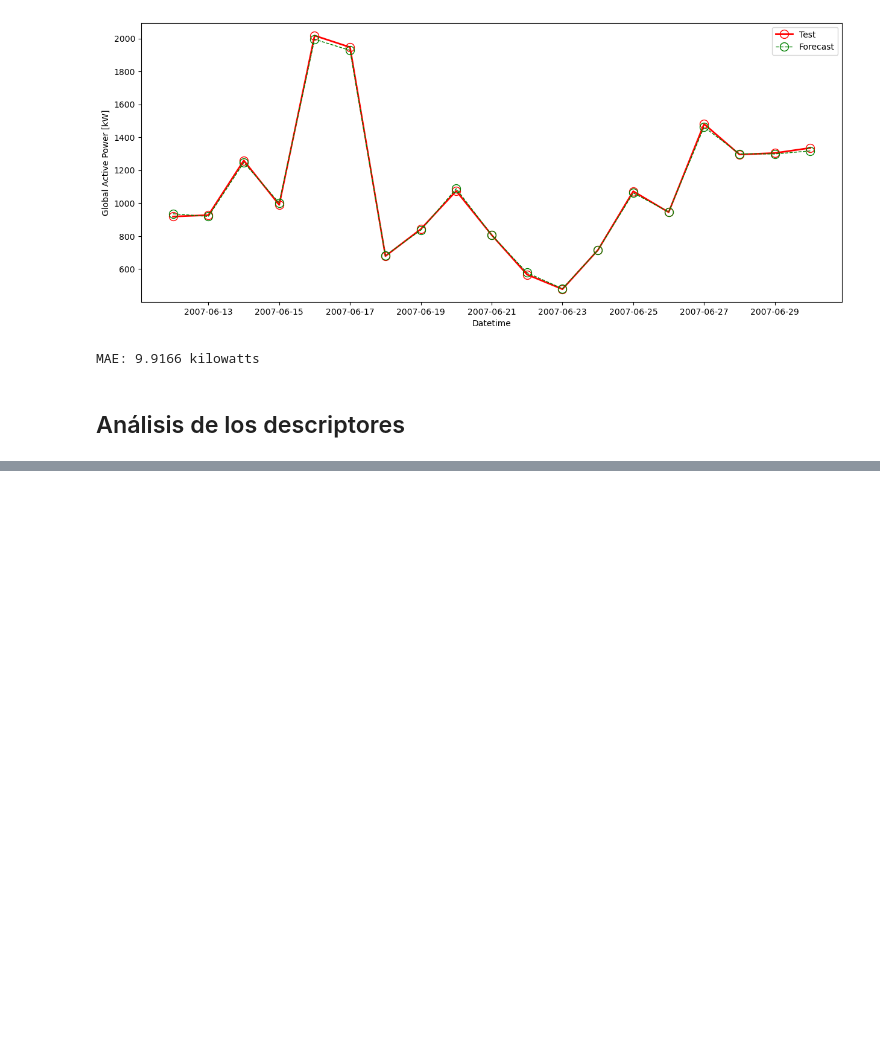
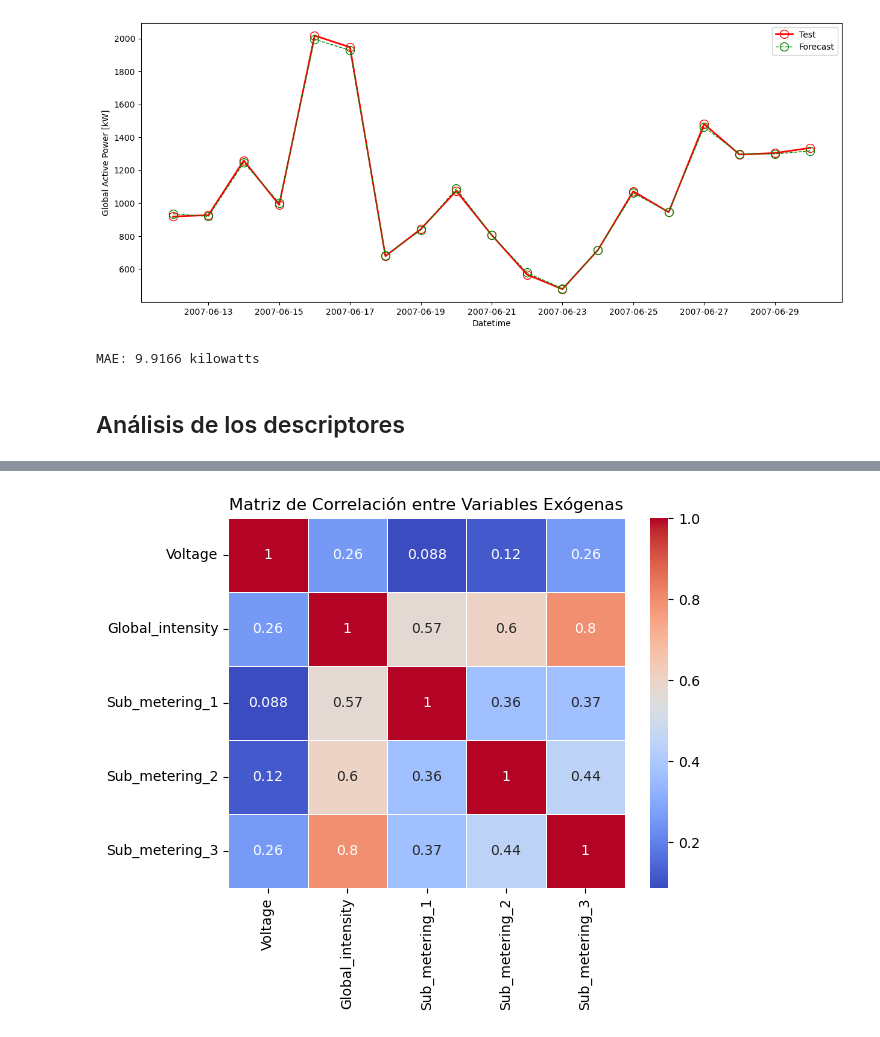
Before and after one commit to kevindmzapata/multivariate-statistics-course, a Jupyter notebook: PROYECTO_FINAL/main.ipynb, the cells around one changed output, grey strips where cells are left out. Saved outputs shown, nothing was run; the diff lists cells and outputs as text; code cells hidden in the pictures; blank space fills up the shorter version.

Commit message:
Analisis exploratorio para identificar las variables que mas aportan a la predicción.

```diff
--- a/PROYECTO_FINAL/main.ipynb
+++ b/PROYECTO_FINAL/main.ipynb
@@ -406,0 +417,11 @@ MAE: 9.9166 kilowatts
+# %%
+# Calcular la matriz de correlación
+correlation_matrix = df_exog.corr()
+
+# Mostrar la matriz de correlación
+plt.figure()
+sns.heatmap(correlation_matrix, annot=True, cmap='coolwarm', linewidths=0.5)
+plt.title('Matriz de Correlación entre Variables Exógenas')
+plt.show()
+# %% [output]
+[figure, added]
```
Also changed, not shown: parts of 14 cells of this notebook, 2 other files.
